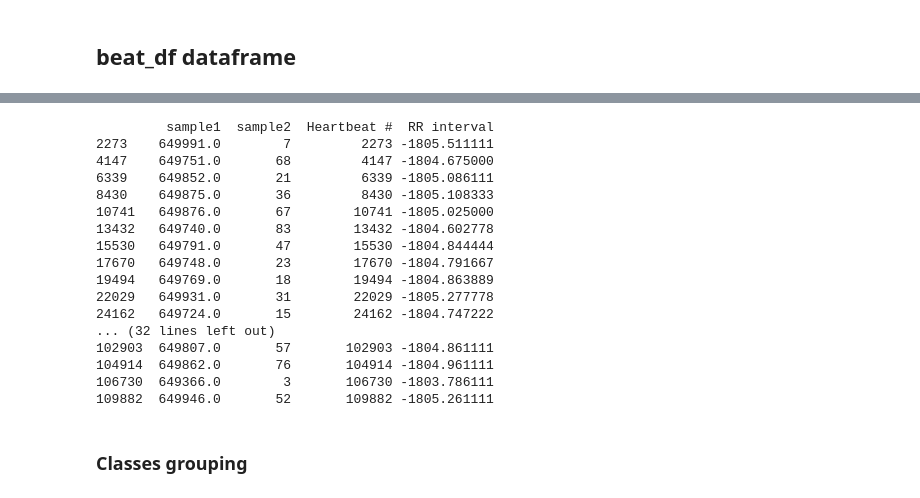
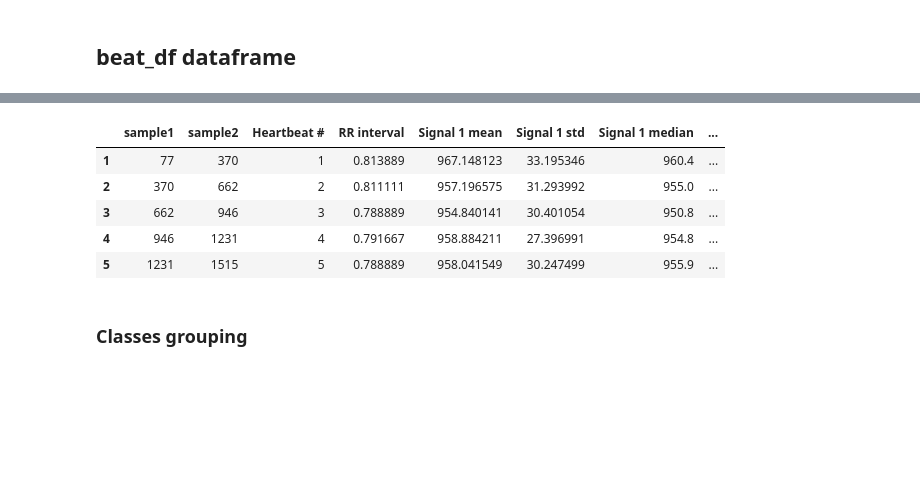
Before and after one commit to andrelopes2001/Intelligent_Systems, a Jupyter notebook: Project/Untitled-1.ipynb, the cells around one changed output, grey strips where cells are left out. Drawn from its saved outputs; the diff is of its cells as text; code cells hidden in the pictures; blank space fills up the shorter version.

```diff
--- a/Project/Untitled-1.ipynb
+++ b/Project/Untitled-1.ipynb
@@ -308,27 +348,12 @@ ValueError: cannot convert float NaN to integer
-# %%
-# print the last 5 rows of df_copy for patient 234
-#print(beat_df.loc[df_copy['Patient'] == '234'].tail())
-
-# print entries where RR interval < 0
-print(beat_df.loc[beat_df['RR interval'] < 0])
-# %% [output]
-         sample1  sample2  Heartbeat #  RR interval
-2273    649991.0        7         2273 -1805.511111
-4147    649751.0       68         4147 -1804.675000
-6339    649852.0       21         6339 -1805.086111
-8430    649875.0       36         8430 -1805.108333
-10741   649876.0       67        10741 -1805.025000
-13432   649740.0       83        13432 -1804.602778
-15530   649791.0       47        15530 -1804.844444
-17670   649748.0       23        17670 -1804.791667
-19494   649769.0       18        19494 -1804.863889
-22029   649931.0       31        22029 -1805.277778
-24162   649724.0       15        24162 -1804.747222
-... (32 lines left out)
-102903  649807.0       57       102903 -1804.861111
-104914  649862.0       76       104914 -1804.961111
-106730  649366.0        3       106730 -1803.786111
-109882  649946.0       52       109882 -1805.261111
+# %%
+beat_df.head()
+# %% [output]
+|  | sample1 | sample2 | Heartbeat # | RR interval | Signal 1 mean | Signal 1 std | Signal 1 median | ... |
+| 1 | 77 | 370 | 1 | 0.813889 | 967.148123 | 33.195346 | 960.4 | ... |
+| 2 | 370 | 662 | 2 | 0.811111 | 957.196575 | 31.293992 | 955.0 | ... |
+| 3 | 662 | 946 | 3 | 0.788889 | 954.840141 | 30.401054 | 950.8 | ... |
+| 4 | 946 | 1231 | 4 | 0.791667 | 958.884211 | 27.396991 | 954.8 | ... |
+| 5 | 1231 | 1515 | 5 | 0.788889 | 958.041549 | 30.247499 | 955.9 | ... |
 # %% [markdown]
 ### Classes grouping
 # %%
```
Also changed, not shown: parts of 25 cells of this notebook.
